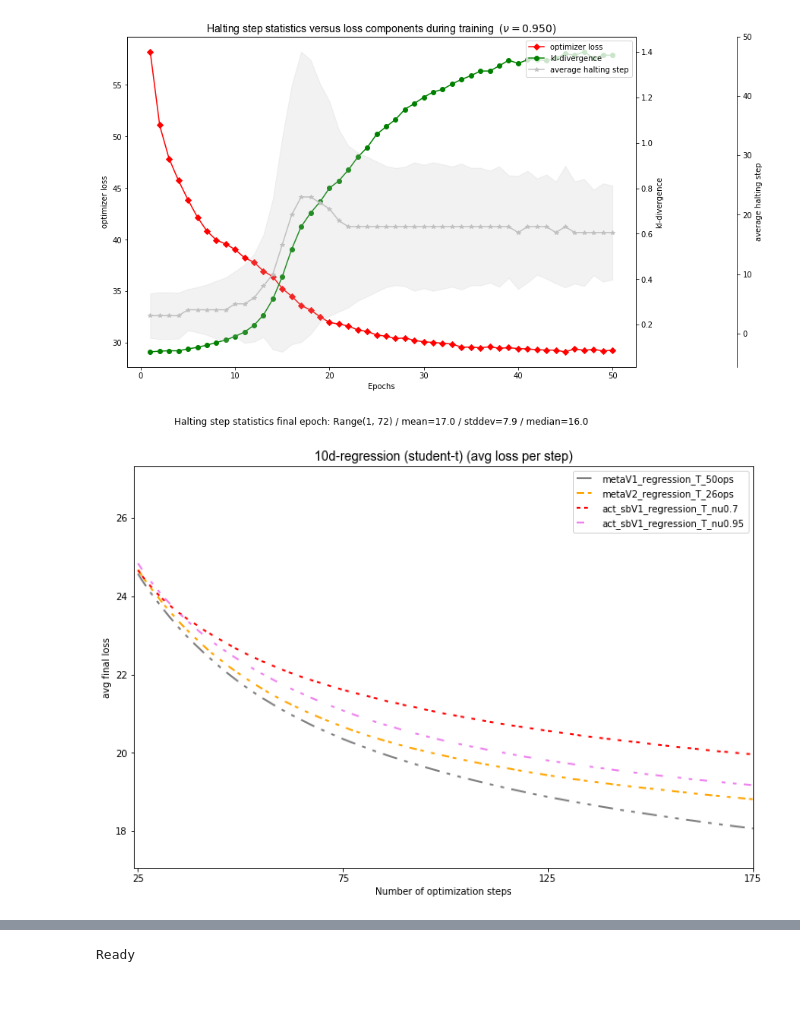
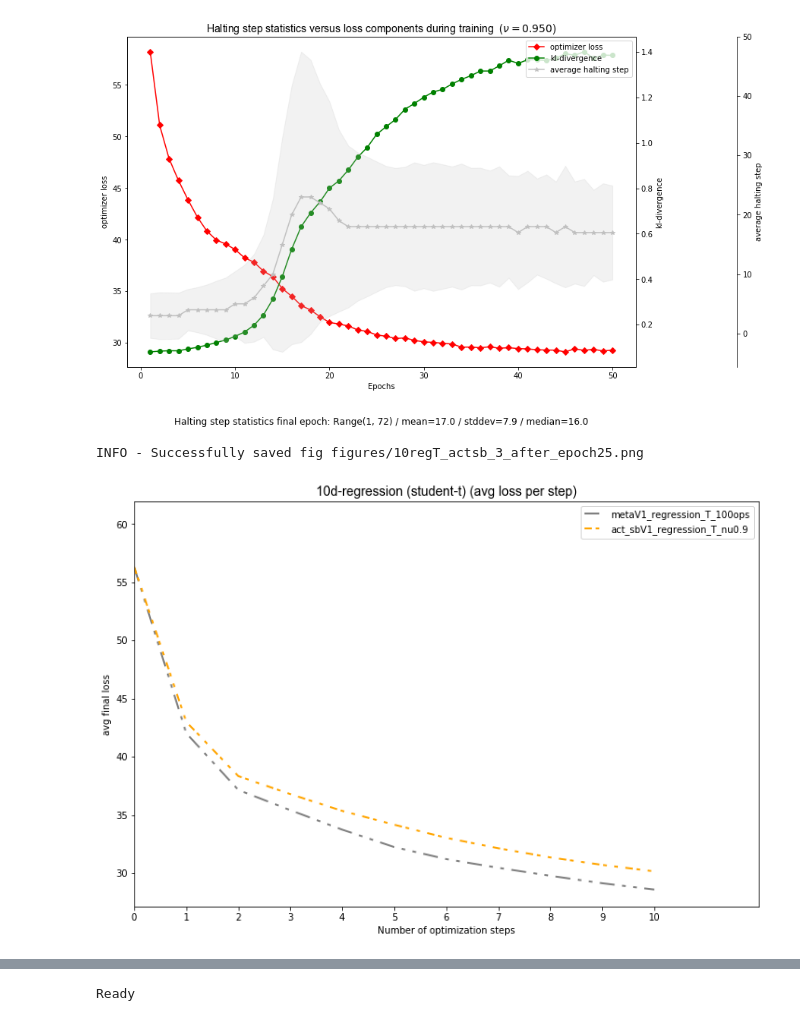
Before and after one commit to toologicbv/meta_learner, a Jupyter notebook: regressionT_results_actsb_1.ipynb, the cells around one changed output, grey strips where cells are left out. Drawn from its saved outputs; the diff is of its cells as text; code cells hidden in the pictures; blank space fills up the shorter version.

```diff
--- a/regressionT_results_actsb_1.ipynb
+++ b/regressionT_results_actsb_1.ipynb
@@ -51,18 +51,20 @@ from utils.regression import RegressionWithStudentT
 %autoreload 2
 # %%
 expers_to_load = [# Meta V1 model regressionT
-                  (True, "run_20170814_11_47_03_metaV1_50ep_50ops_lr3e05"), # 50ops
-                  (True, "run_20170814_12_03_15_metaV2_50ep_26ops_lr3e05"), # 50ops
+                  (False, "run_20170814_11_47_03_metaV1_50ep_50ops_lr3e05"), # 50ops
+                  (True, "run_20170814_17_04_25_metaV1_50ep_100ops_lr3e05"), # 100ops
+                  (False, "run_20170814_12_03_15_metaV2_50ep_26ops_lr3e05"), # stochastic 26 ops
                   # Stick-breaking V1 model
                   (False, "run_20170724_22_55_12_actV2_70ep_32ops_lr5e05_adam"), # nu=0.1
                   (False, "run_20170811_15_54_49_act_sbV1_45ep_nu0.2_lr5e05"), # nu=0.2
                   (False, "run_20170814_14_05_22_act_sbV1_50ep_nu0.3_lr5e05"), # nu=0.3
                   (False, "run_20170724_17_46_16_actV2_70ep_32ops_lr5e05_adam"), # nu=0.6
-                  (True, "run_20170814_14_27_22_act_sbV1_50ep_nu0.7_lr5e05"), # nu=0.7
+                  (False, "run_20170814_14_27_22_act_sbV1_50ep_nu0.7_lr5e05"), # nu=0.7
                   (False, "run_20170814_15_32_34_act_sbV1_50ep_nu0.7_lr5e05"), # nu=0.7 with 20 KL steps annealing
-                  (True, "run_20170814_16_06_50_act_sbV1_50ep_nu0.7_lr5e05"), # nu=0.7 with 45 KL steps annealing
+                  (False, "run_20170814_16_06_50_act_sbV1_50ep_nu0.7_lr5e05"), # nu=0.7 with 45 KL steps annealing
                   (False, "run_20170814_12_41_13_act_sbV1_50ep_nu0.9_lr5e05"), # 0.9
-                  (True, "run_20170814_11_13_42_act_sbV1_50ep_nu0.95_lr5e05")] # nu=0.95
+                  (True, "run_20170814_19_02_30_act_sbV1_50ep_nu0.9_lr5e05"), # 0.9 with 50steps annealing
+                  (False, "run_20170814_11_13_42_act_sbV1_50ep_nu0.95_lr5e05")] # nu=0.95
 # %%
 without_models = False
 
@@ -146,20 +125,21 @@ plot_halting_step_stats_with_loss(experiments[2], do_show=True, do_save=False, a
 # %% [output]
 [figure]
 # %%
-new_exp_select = [new_experiments[0], new_experiments[1], new_experiments[3], new_experiments[4]]
-best_val_runs, lowest_value = plot_loss_over_tsteps(new_exp_select, do_show=True,
-                                              do_save=False,
+# new_exp_select = [new_experiments[0], new_experiments[1], new_experiments[3], new_experiments[4]]
+best_val_runs, lowest_value = plot_loss_over_tsteps(new_experiments, do_show=True,
+                                              do_save=True,
                                               plot_best=False,
-                                              fig_name="10regT_actsb",
+                                              fig_name="10regT_actsb_3_after_epoch25",
                                               loss_type="loss",
-                                              min_step=25,
-                                              max_step=200,
+                                              min_step=0,
+                                              max_step=10,
                                               sort_exper="10d-regression (student-t)",
                                               log_scale=False,
                                               with_stddev=False,
                                               runID=None)
 # %% [output]
+INFO - Successfully saved fig figures/10regT_actsb_3_after_epoch25.png
-[figure, old version]
+[figure, new version]
 # %%
 loss_plot(experiments[1], loss_type="opt_loss", save=True, show=True,
           log_scale=False, validation=True, only_val=False)
```
Also changed, not shown: parts of 6 cells of this notebook, 5 other files.
